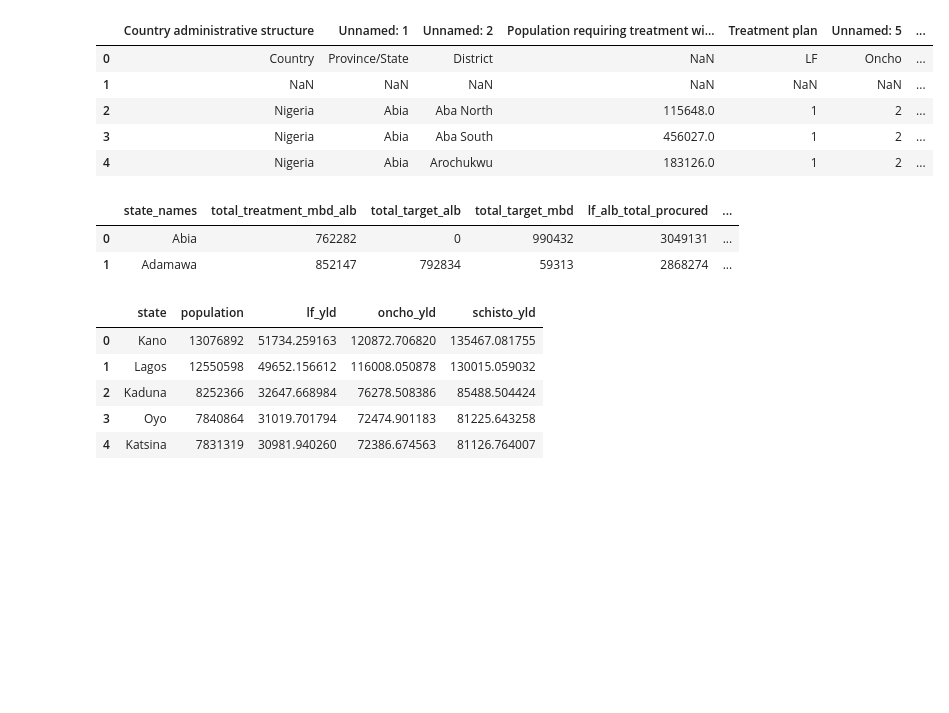
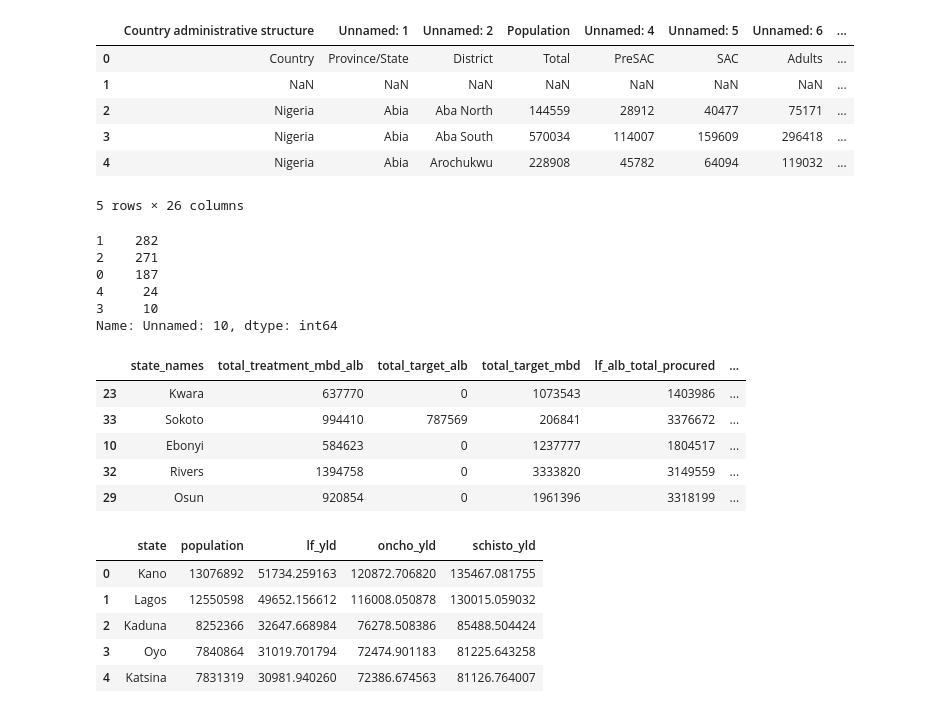
Before and after one commit to stm7631/AA-08-Washington-Data-Wizards, a Jupyter notebook: Code/Reading and Plotting Nigeria Data.ipynb, the cells around one changed output. Saved outputs shown, nothing was run; the diff lists cells and outputs as text; code cells hidden in the pictures; blank space fills up the shorter version.

Commit message:
adding vizzes, updated data

```diff
--- a/Code/Reading and Plotting Nigeria Data.ipynb
+++ b/Code/Reading and Plotting Nigeria Data.ipynb
@@ -13,19 +13,21 @@ from bokeh.palettes import brewer
 alb_mbd = pd.read_excel("../Data/Nigeria/Nigeria_JRSM_2018_02042020_1580809823.xlsm", sheet_name="ALB_MBD", skiprows=5)
 pzq = pd.read_excel("../Data/Nigeria/Nigeria_JRSM_2018_02042020_1580809823.xlsm", sheet_name="PZQ", skiprows=5)
 ivm = pd.read_excel("../Data/Nigeria/Nigeria_JRSM_2018_02042020_1580809823.xlsm", sheet_name="IVM", skiprows=5)
+mda = pd.read_excel("../Data/Nigeria/Nigeria_JRSM_2018_02042020_1580809823.xlsm", sheet_name="COUNTRY_INFO", skiprows=5)
 nigeria_lf = pd.read_csv('../Data/Nigeria/data-NG-lf-iu-2017-undefined-2017.csv')
 nigeria_lf.loc[nigeria_lf.ADMIN1_NAME == 'Fct, Abuja', 'ADMIN1_NAME'] = 'Federal Capital Territory'
 nigeria_lf.loc[nigeria_lf.ADMIN1_NAME == 'Nassarawa', 'ADMIN1_NAME'] = 'Nasarawa'
 # %%
 ## printing the top two rows, as these are the unformated columns. I used this to figure out which columns I needed for the data.
 #print(data.loc[0])
 #print(data.loc[1])
 #nigeria_lf.head()
-ivm.head()
+mda.head()
 # %% [output]
-|  | Country administrative structure | Unnamed: 1 | Unnamed: 2 | Population requiring treatment wi... | Treatment plan | Unnamed: 5 | ... |
-| 0 | Country | Province/State | District | NaN | LF | Oncho | ... |
-| 1 | NaN | NaN | NaN | NaN | NaN | NaN | ... |
-| 2 | Nigeria | Abia | Aba North | 115648.0 | 1 | 2 | ... |
-| 3 | Nigeria | Abia | Aba South | 456027.0 | 1 | 2 | ... |
-| 4 | Nigeria | Abia | Arochukwu | 183126.0 | 1 | 2 | ... |
+|  | Country administrative structure | Unnamed: 1 | Unnamed: 2 | Population | Unnamed: 4 | Unnamed: 5 | Unnamed: 6 | ... |
+| 0 | Country | Province/State | District | Total | PreSAC | SAC | Adults | ... |
+| 1 | NaN | NaN | NaN | NaN | NaN | NaN | NaN | ... |
+| 2 | Nigeria | Abia | Aba North | 144559 | 28912 | 40477 | 75171 | ... |
+| 3 | Nigeria | Abia | Aba South | 570034 | 114007 | 159609 | 296418 | ... |
+| 4 | Nigeria | Abia | Arochukwu | 228908 | 45782 | 64094 | 119032 | ... |
+5 rows × 26 columns
@@ -32,3 +44,12 @@ ivm.head()
+# %%
+schisto_prev.value_counts()
+# %% [output]
+1    282
+2    271
+0    187
+4     24
+3     10
+Name: Unnamed: 10, dtype: int64
 # %%
 #IVM LF & Oncho
 ivm_total_treatment_lf = ivm.iloc[2:, 6]
@@ -63,7 +85,9 @@ selectedData = pd.DataFrame({'state_names':state_names, 'district_names':distric
                              'lf_alb_total_procured':lf_alb_tab_bottle.iloc[:,0], 'sth_mbd_total_procured':sth_mbd_tab_bottle.iloc[:,0],
                             'schisto_pzq_total_treatment':pzq_total_treatment, 'schisto_pzq_total_procured':schisto_pzq_total_procured,
                              'lf_ivm_total_treatment':lf_ivm_total_treatment, 'lf_ivm_total_procured':lf_ivm_procured,
-                             'oncho_ivm_total_treatment':oncho_ivm_total_treatment, 'oncho_ivm_total_procured':oncho_ivm_procured})
+                             'oncho_ivm_total_treatment':oncho_ivm_total_treatment, 'oncho_ivm_total_procured':oncho_ivm_procured,
+                            'lf_prev':lf_prev, 'oncho_prev':oncho_prev, 'sth_prev':sth_prev, 'schisto_prev':schisto_prev,
+                            'lf_mda':lf_mda, 'oncho_mda':oncho_mda, 'sth_mda':sth_mda, 'schisto_mda':schisto_mda})
 
 # the data is of type string, so here I am just changing everything but the district names to numerics
 for col in selectedData.columns:
@@ -73,12 +97,17 @@ for col in selectedData.columns:
 # grouping the data by district names and using a mean to aggregate districts that may have multiple rows
 # this is probably not the right way to do it, but it was a quick solution
 selectedData = selectedData.groupby(['state_names', 'district_names']).mean().reset_index()
+
 stateData = selectedData.groupby('state_names').sum().reset_index()
 stateData.loc[stateData.state_names=='FCT', 'state_names'] = 'Federal Capital Territory'
 stateData.loc[stateData.state_names=='Nassarawa', 'state_names'] = 'Nasarawa'
 stateData.loc[stateData.total_target_alb <0, 'total_target_alb'] = 0
-stateData.head(2)
+stateData.sample(5)
+#selectedData
 # %% [output]
 |  | state_names | total_treatment_mbd_alb | total_target_alb | total_target_mbd | lf_alb_total_procured | ... |
-| 0 | Abia | 762282 | 0 | 990432 | 3049131 | ... |
-| 1 | Adamawa | 852147 | 792834 | 59313 | 2868274 | ... |
+| 23 | Kwara | 637770 | 0 | 1073543 | 1403986 | ... |
+| 33 | Sokoto | 994410 | 787569 | 206841 | 3376672 | ... |
+| 10 | Ebonyi | 584623 | 0 | 1237777 | 1804517 | ... |
+| 32 | Rivers | 1394758 | 0 | 3333820 | 3149559 | ... |
+| 29 | Osun | 920854 | 0 | 1961396 | 3318199 | ... |
```
Also changed, not shown: parts of 6 cells of this notebook, 2 other files.
